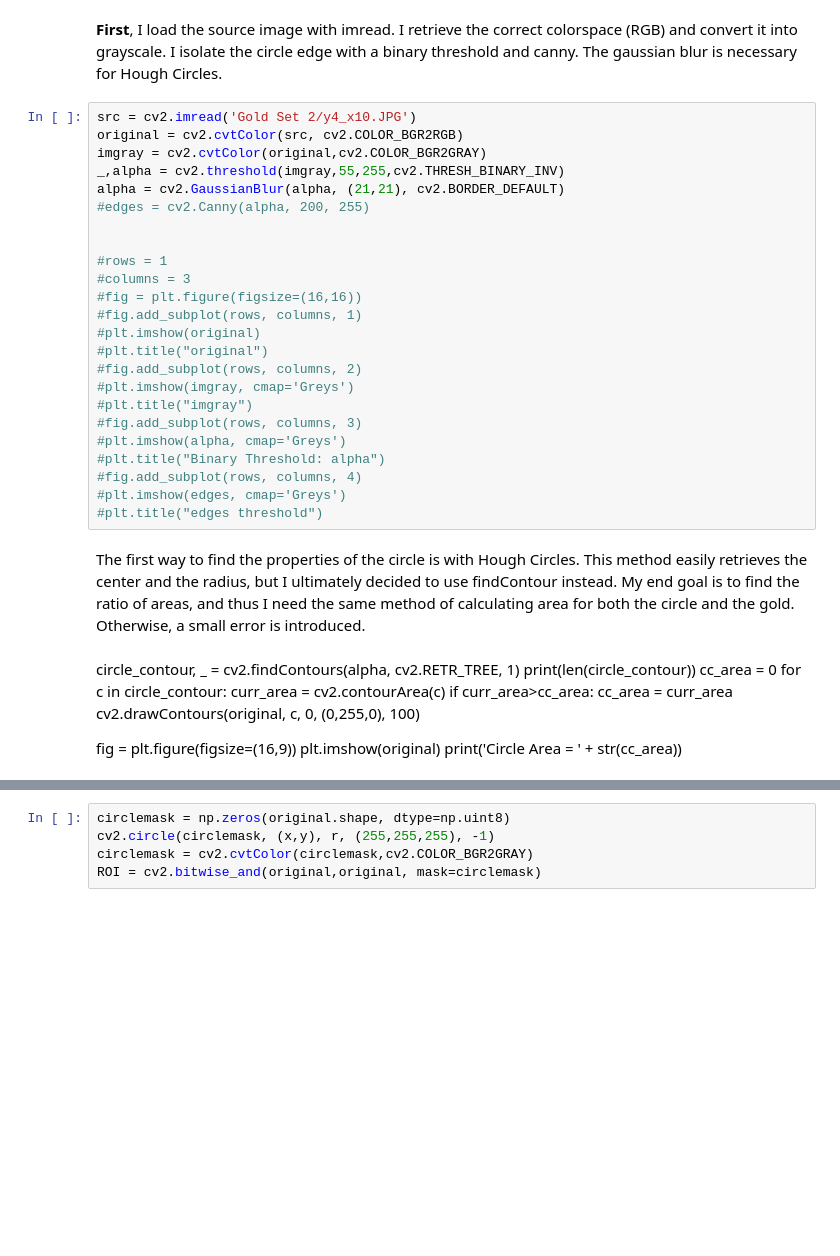
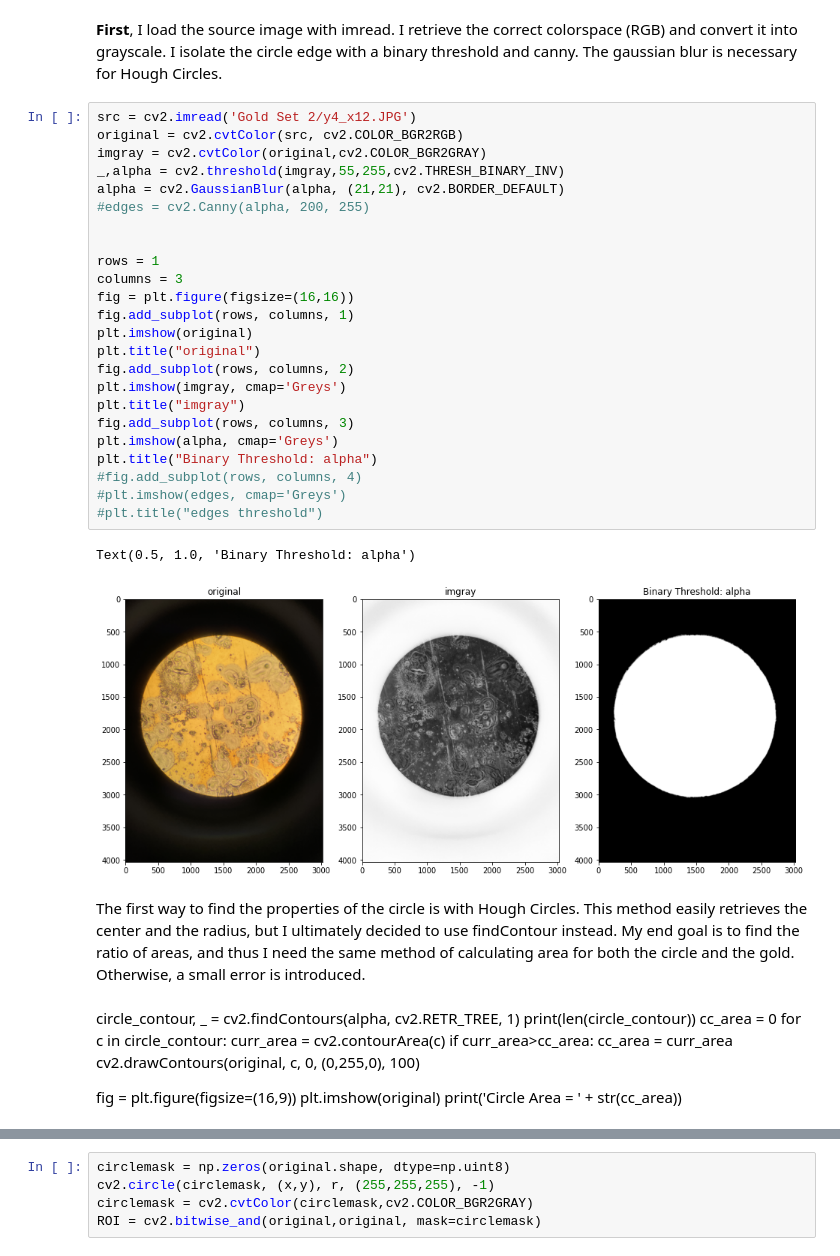
Before and after one commit to mbmassey/electrodeImageAnalysis, a Jupyter notebook: ElectrodeDemo.ipynb, the cells around one changed output, grey strips where cells are left out. Drawn from its saved outputs; the diff is of its cells as text; blank space fills up the shorter version.

```diff
--- a/ElectrodeDemo.ipynb
+++ b/ElectrodeDemo.ipynb
@@ -8,42 +8,45 @@ import matplotlib.pyplot as plt
 # %% [markdown]
 **First**, I load the source image with imread. I retrieve the correct colorspace (RGB) and convert it into grayscale. I isolate the circle edge with a binary threshold and canny. The gaussian blur is necessary for Hough Circles.
 # %%
-src = cv2.imread('Gold Set 2/y4_x10.JPG')
+src = cv2.imread('Gold Set 2/y4_x12.JPG')
 original = cv2.cvtColor(src, cv2.COLOR_BGR2RGB)
 imgray = cv2.cvtColor(original,cv2.COLOR_BGR2GRAY)
 _,alpha = cv2.threshold(imgray,55,255,cv2.THRESH_BINARY_INV)
 alpha = cv2.GaussianBlur(alpha, (21,21), cv2.BORDER_DEFAULT)
 #edges = cv2.Canny(alpha, 200, 255)
 
 
-#rows = 1
-#columns = 3
-#fig = plt.figure(figsize=(16,16))
-#fig.add_subplot(rows, columns, 1)
-#plt.imshow(original)
-#plt.title("original")
-#fig.add_subplot(rows, columns, 2)
-#plt.imshow(imgray, cmap='Greys')
-#plt.title("imgray")
-#fig.add_subplot(rows, columns, 3)
-#plt.imshow(alpha, cmap='Greys')
-#plt.title("Binary Threshold: alpha")
+rows = 1
+columns = 3
+fig = plt.figure(figsize=(16,16))
+fig.add_subplot(rows, columns, 1)
+plt.imshow(original)
+plt.title("original")
+fig.add_subplot(rows, columns, 2)
+plt.imshow(imgray, cmap='Greys')
+plt.title("imgray")
+fig.add_subplot(rows, columns, 3)
+plt.imshow(alpha, cmap='Greys')
+plt.title("Binary Threshold: alpha")
 #fig.add_subplot(rows, columns, 4)
 #plt.imshow(edges, cmap='Greys')
 #plt.title("edges threshold")
+# %% [output]
+Text(0.5, 1.0, 'Binary Threshold: alpha')
+[figure, added]
 # %% [markdown]
 The first way to find the properties of the circle is with Hough Circles. This method easily retrieves the center and the radius, but I ultimately decided to use findContour instead. My end goal is to find the ratio of areas, and thus I need the same method of calculating area for both the circle and the gold. Otherwise, a small error is introduced.
-# %% [markdown]
-circle_contour, _ = cv2.findContours(alpha, cv2.RETR_TREE, 1)
-print(len(circle_contour))
-cc_area = 0
-for c in circle_contour:
-    curr_area = cv2.contourArea(c)
-    if curr_area>cc_area:
-        cc_area = curr_area
-    cv2.drawContours(original, c, 0, (0,255,0), 100)
-
-fig = plt.figure(figsize=(16,9))
-plt.imshow(original)
-print('Circle Area = ' + str(cc_area))
+# %% [markdown]
+circle_contour, _ = cv2.findContours(alpha, cv2.RETR_TREE, 1)
+print(len(circle_contour))
+cc_area = 0
+for c in circle_contour:
+    curr_area = cv2.contourArea(c)
+    if curr_area>cc_area:
+        cc_area = curr_area
+    cv2.drawContours(original, c, 0, (0,255,0), 100)
+
+fig = plt.figure(figsize=(16,9))
+plt.imshow(original)
+print('Circle Area = ' + str(cc_area))
 # %%
```
Also changed, not shown: parts of 5 cells of this notebook, 1 other file.
